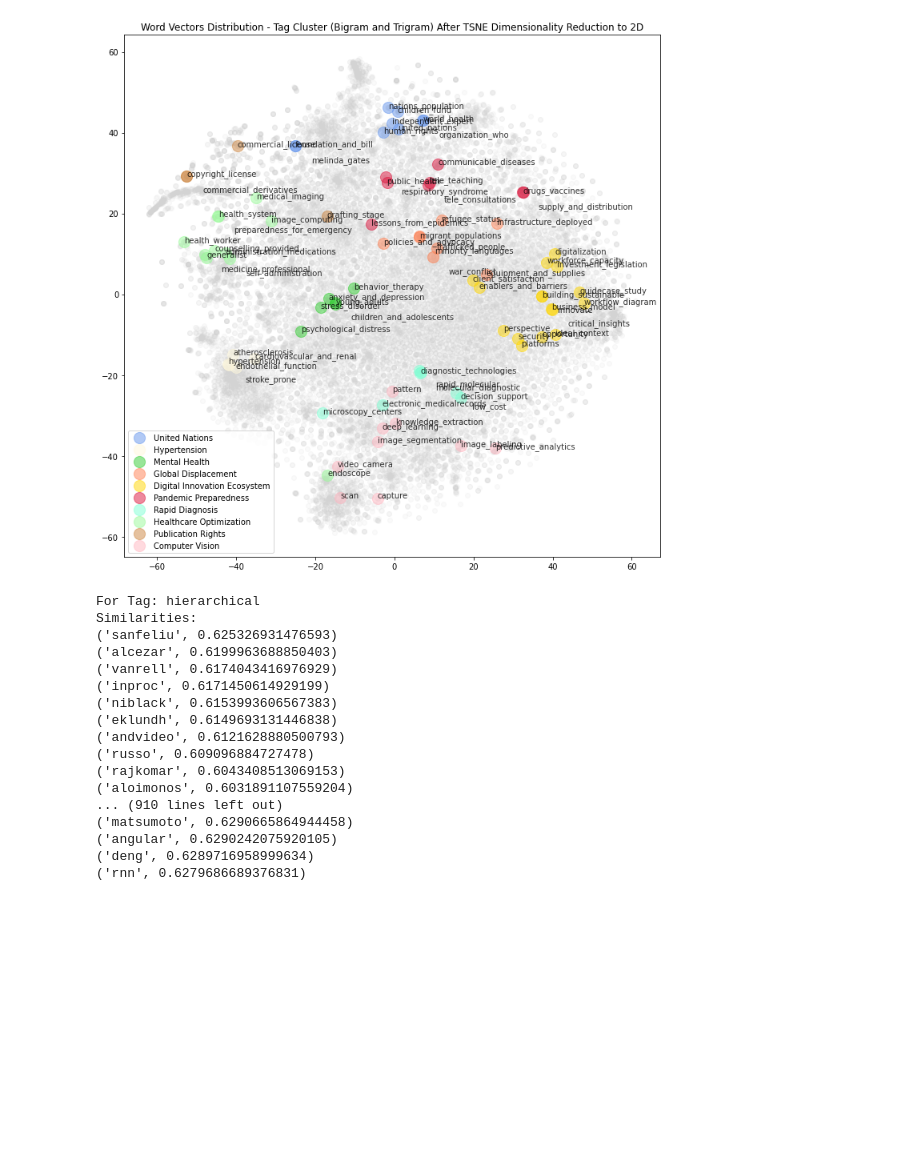
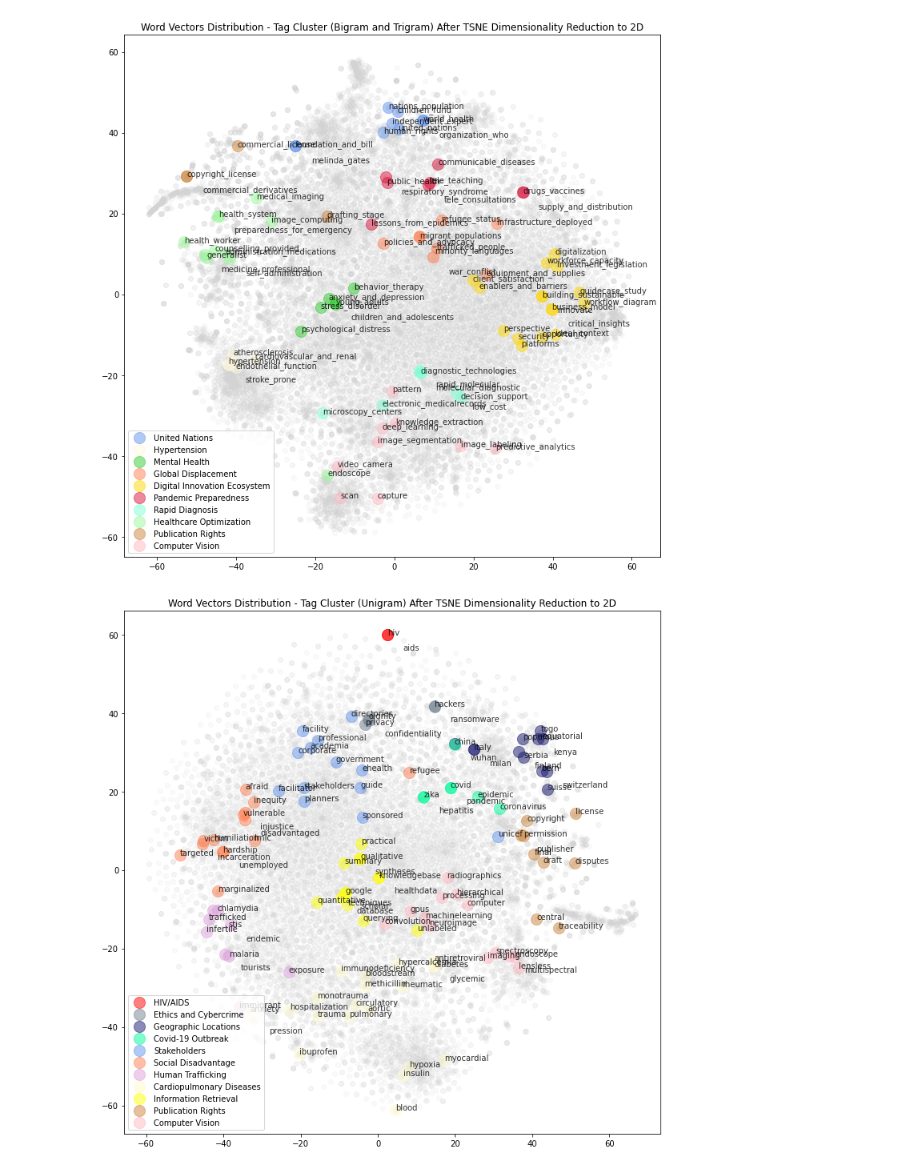
Before and after one commit to mrgeooo14/UNIGE-Master-Thesis, a Jupyter notebook: word2vec Tag Discovery/word2vec_cluster_visualization.ipynb, the cells around one changed output. Drawn from its saved outputs; the diff is of its cells as text; code cells hidden in the pictures; blank space fills up the shorter version.

```diff
--- a/word2vec Tag Discovery/word2vec_cluster_visualization.ipynb
+++ b/word2vec Tag Discovery/word2vec_cluster_visualization.ipynb
@@ -87,25 +87,47 @@ plt.legend(loc = 'lower left')
 plt.show()
 # %% [output]
 [figure]
-# %%
-from find_similar_tags import similarities_for_tags
-
-zjarr_e_ftohte = similarities_for_tags(['hierarchical', 'processing', 'computer', 'radiographics', 'neuroimage', 'imaging', 'endoscope', 'lensless', 'multispectral'], output_vectors)
-# %% [output]
-For Tag: hierarchical
-Similarities:
-('sanfeliu', 0.625326931476593)
-('alcezar', 0.6199963688850403)
-('vanrell', 0.6174043416976929)
-('inproc', 0.6171450614929199)
-('niblack', 0.6153993606567383)
-('eklundh', 0.6149693131446838)
-('andvideo', 0.6121628880500793)
-('russo', 0.609096884727478)
-('rajkomar', 0.6043408513069153)
-('aloimonos', 0.6031891107559204)
-... (910 lines left out)
-('matsumoto', 0.6290665864944458)
-('angular', 0.6290242075920105)
-('deng', 0.6289716958999634)
-('rnn', 0.6279686689376831)
+# %%
+unigrams = [['hiv', 'aids'],
+            ['hackers', 'ransomware', 'privacy', 'confidentiality', 'dignity'],
+            ['italy', 'milan', 'togo', 'equatorial', 'kenya', 'serbia', 'finland', 'bern', 'switzerland', 'suisse', 'china', 'populous',],
+            ['wuhan', 'covid', 'epidemic', 'pandemic', 'zika', 'hepatitis', 'coronavirus'],
+            ['facility', 'professional', 'academia', 'government', 'ehealth', 'stakeholders', 'guide', 'unicef', 'directories', 'facilitator', 'planners', 'corporate', 'sponsored'],
+            ['afraid', 'inequity', 'vulnerable', 'injustice', 'disadvantaged', 'humiliation', 'lmic', 'victim', 'hardship', 'targeted', 'refugee', 'unemployed', 'marginalized',  'incarceration',],
+            ['chlamydia', 'stis', 'endemic', 'trafficked', 'infertile', 'malaria', 'exposure', 'tourists', 'immigrant'],
+            ['ibuprofen', 'anxiety', 'trauma', 'pulmonary', 'aortic', 'circulatory', 'blood', 'insulin', 'hypercalcemia', 'diabetes', 'bloodstream', 'methicillin', 'rheumatic',
+             'glycemic', 'monotrauma', 'myocardial', 'immunodeﬁciency', 'antiretroviral', 'hospitalization', 'pression', 'hypoxia'],
+            ['practical', 'qualitative', 'summary', 'google', 'knowledgebase', 'syntheses', 'techniques', 'scholar', 'database', 'quantitative', 'healthdata', 'querying', 'unlabeled'],
+            ['license', 'permission', 'final', 'draft', 'central', 'traceability', 'copyright', 'disputes', 'publisher'],
+            ['hierarchical', 'processing', 'computer', 'radiographics', 'neuroimage', 'imaging', 'endoscope', 'lensless', 'multispectral',
+             'machinelearning', 'convolution', 'spectroscopy', 'gpus']]
+unigram_labels = ['HIV/AIDS', 'Ethics and Cybercrime', 'Geographic Locations', 'Covid-19 Outbreak', 'Stakeholders', 'Social Disadvantage', 'Human Trafficking',
+                  'Cardiopulmonary Diseases', 'Information Retrieval', 'Publication Rights', 'Computer Vision']
+unigram_colors = ['red', 'slategrey', 'midnightblue', 'mediumspringgreen', 'cornflowerblue', 'coral', 'plum', 'lemonchiffon', 'yellow', 'peru', 'lightpink']
+
+
+annotated_points = []
+
+plt.figure(figsize=(12, 12))
+plt.title('Word Vectors Distribution - Tag Cluster (Unigram) After TSNE Dimensionality Reduction to 2D')
+plt.scatter(x_vals, y_vals, color = 'lightgray', alpha = 0.1)
+
+
+for i, bigram in enumerate(unigrams):
+    chosen_indices = [output_vectors.get_index(word) for word in bigram]
+    for j, word_key_index in enumerate(chosen_indices):
+        current_pos = (x_vals[word_key_index], y_vals[word_key_index])
+
+        # print('Debug | Word: {}, Coords: {}, {}'.format(words[i], x_vals[word_key_index], y_vals[word_key_index]))
+        overlap = check_overlap(current_pos, annotated_points)
+        if overlap:
+            current_pos = (x_vals[word_key_index] + 4, y_vals[word_key_index] - 4)
+        plt.annotate(bigram[j], xy = current_pos, alpha = 0.8)
+        annotated_points.append(current_pos)
+    scatter_word_group(x_vals, y_vals, chosen_indices, unigram_colors[i], unigram_labels[i])
+
+
+plt.legend(loc = 'lower left')
+plt.show()
+# %% [output]
+[figure, added]
```
Also changed, not shown: 4 other files.
